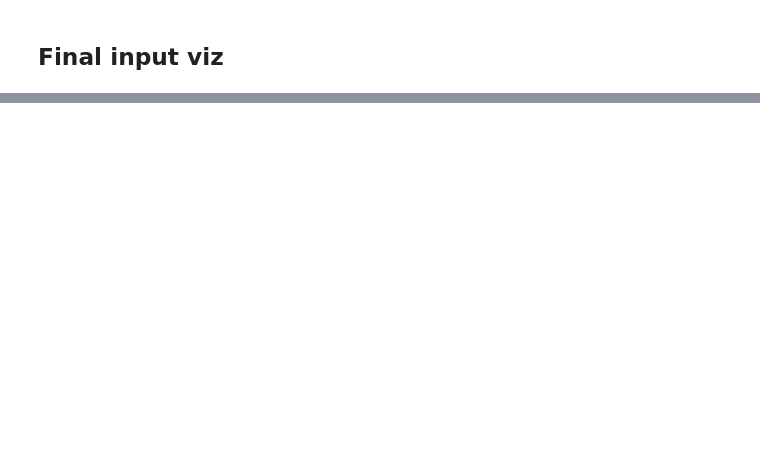
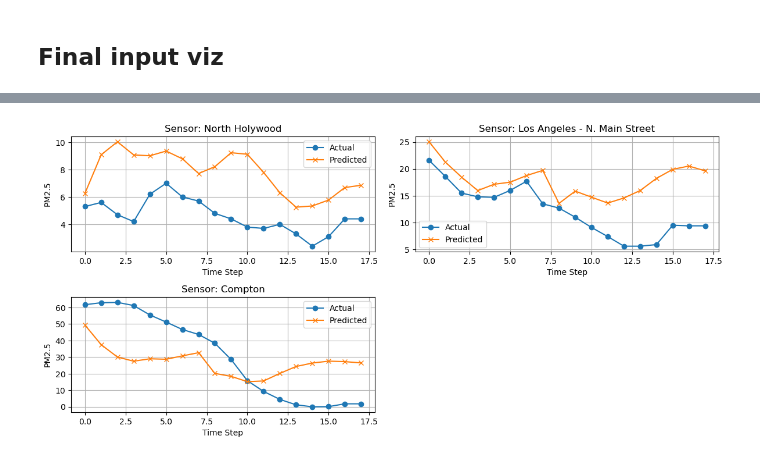
Before and after one commit to mohsley/wildfire, a Jupyter notebook: hysplit/organized/hysplit-airnow-revised.ipynb, the cells around one changed output, grey strips where cells are left out. Saved outputs shown, nothing was run; the diff lists cells and outputs as text; code cells hidden in the pictures; blank space fills up the shorter version.

```diff
--- a/hysplit/organized/hysplit-airnow-revised.ipynb
+++ b/hysplit/organized/hysplit-airnow-revised.ipynb
@@ -261,7 +359,7 @@ tf.keras.backend.set_image_data_format('channels_last')
 seq = Sequential()
 
 seq.add(
-    InputLayer(shape=(5, 40, 40, 2))
+    InputLayer(shape=(5, 200, 200, 2))
 )
 
 seq.add(
@@ -302,7 +400,7 @@ seq.add(
 
 seq.add(Flatten())
 
-seq.add(Dense(6,activation='relu'))
+seq.add(Dense(3,activation='relu'))
 
 seq.compile(loss='mean_absolute_error', optimizer='adam')
 seq.summary()
@@ -498,0 +585,63 @@ plt.show()
+# %%
+plt.figure(figsize=(12, 8))
+for i, sensor in enumerate(AD.air_sens_loc.keys()):
+    plt.subplot(3, 2, i + 1)
+    plt.plot(y_test[:, i], label='Actual', marker='o')
+    plt.plot(y_pred[:, i], label='Predicted', marker='x')
+    plt.title(f'Sensor: {sensor}')
+    plt.xlabel('Time Step')
+    plt.ylabel('PM2.5')
+    plt.legend()
+    plt.grid(True)
+plt.tight_layout()
+plt.show()
+
+# Create DataFrames to display the actual and predicted values
+import pandas as pd
+
+# Create a dictionary to store DataFrames for each sensor
+sensor_dfs = {}
+
+for i, sensor in enumerate(AD.air_sens_loc.keys()):
+    # Create a DataFrame for this sensor
+    df = pd.DataFrame({
+        'Time Step': range(len(y_test[:, i])),
+        'Actual PM2.5': y_test[:, i],
+        'Predicted PM2.5': y_pred[:, i],
+        'Difference': y_test[:, i] - y_pred[:, i]
+    })
+
+    # Calculate error metrics for this sensor
+    mae = np.mean(np.abs(y_test[:, i] - y_pred[:, i]))
+    rmse_val = np.sqrt(np.mean((y_test[:, i] - y_pred[:, i])**2))
+
+    print(f"\n===== Sensor: {sensor} =====")
+    print(f"MAE: {mae:.2f}")
+    print(f"RMSE: {rmse_val:.2f}")
+    print("\nValues Table:")
+    print(df.to_string(index=False))
+
+    # Store the DataFrame
+    sensor_dfs[sensor] = df
+
+# If you want to create a comprehensive table with all sensors
+all_data = pd.DataFrame()
+
+for i, sensor in enumerate(AD.air_sens_loc.keys()):
+    actual_col = f"{sensor}_Actual"
+    pred_col = f"{sensor}_Predicted"
+
+    temp_df = pd.DataFrame({
+        actual_col: y_test[:, i],
+        pred_col: y_pred[:, i]
+    })
+
+    if all_data.empty:
+        all_data = temp_df
+    else:
+        all_data = pd.concat([all_data, temp_df], axis=1)
+
+print("\n===== All Sensors Data =====")
+print(all_data.to_string())
+# %% [output]
+[figure, added]
```
Also changed, not shown: parts of 20 cells of this notebook, 10 other files.
